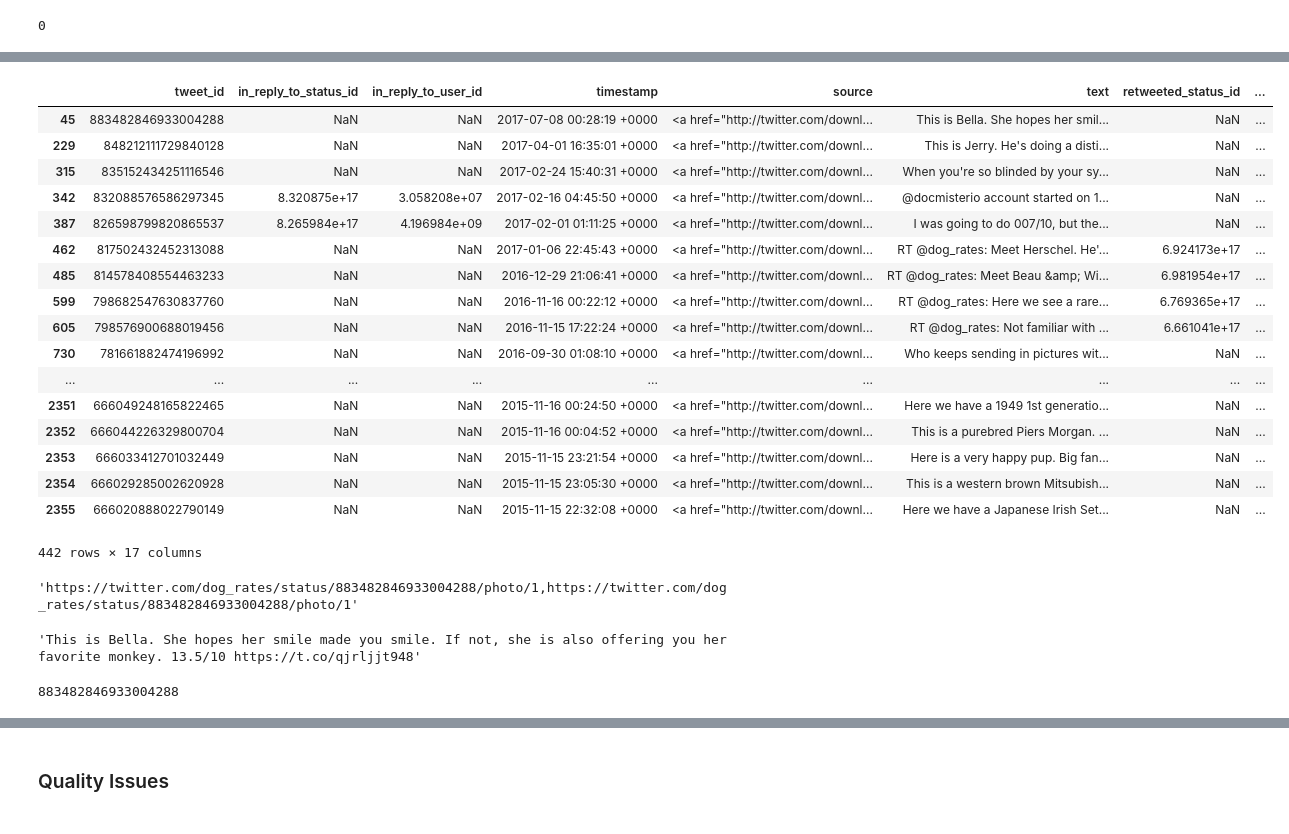
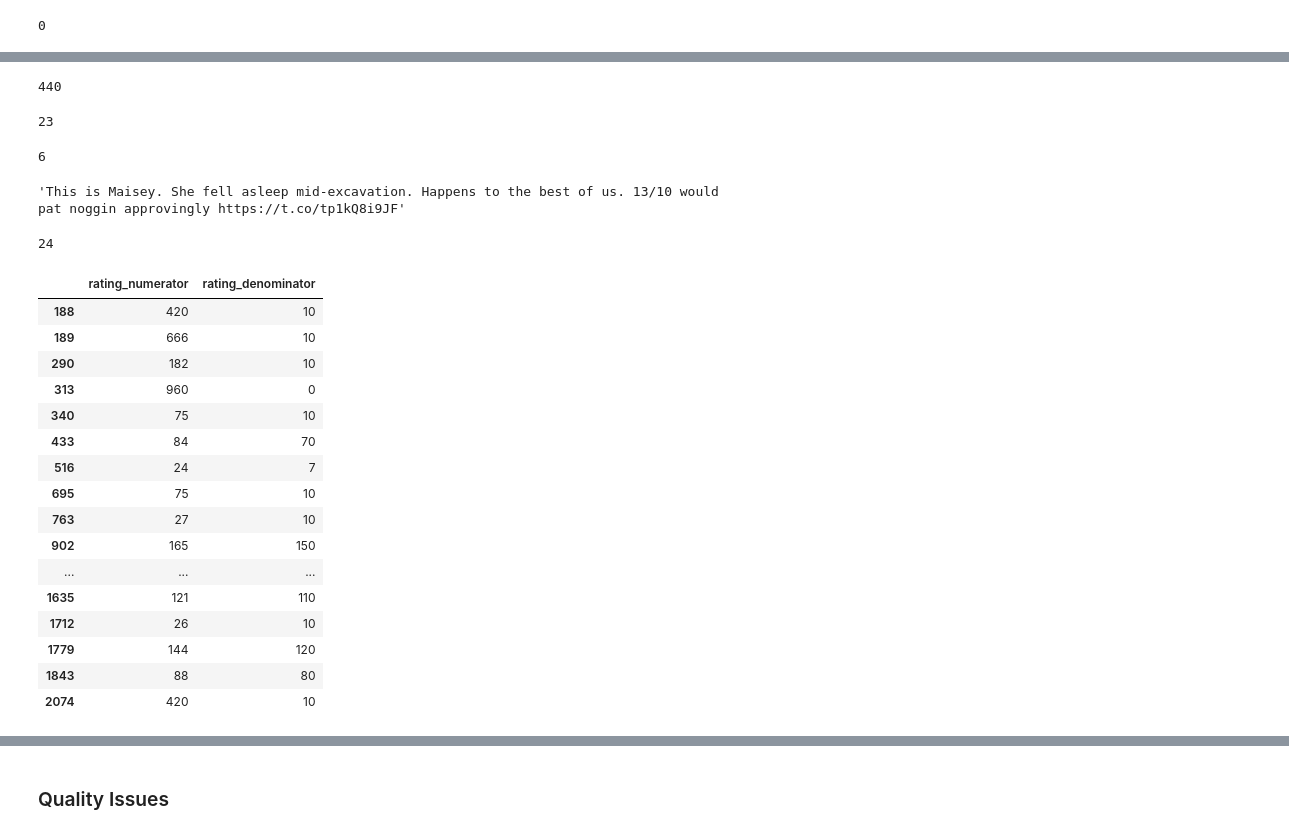
Before and after one commit to daniel-guarino/project04-wrangling-and-analyze-data, a Jupyter notebook: wrangle_act.ipynb, the cells around one changed output, grey strips where cells are left out. Cells and saved outputs as stored; diff of their text form; code cells hidden in the pictures.

```diff
--- a/wrangle_act.ipynb
+++ b/wrangle_act.ipynb
@@ -212,36 +197,48 @@ sum(df['rating_numerator'] < df['rating_denominator'])
+# %%
+# normally in WeRateDogs they have rating_numerators bigger or equal than 10 (they're good dogs Brent!)
+# it doesn't happen for 440 records
+df[df['rating_numerator'] < 10].shape[0]
+# %% [output]
+440
+# %%
+# we also know that the rating denominator value normally is equal to 10
+# is there a record with another value?
+df[df['rating_denominator'] != 10].shape[0]
+# %% [output]
+23
+# %%
+# are there records where we have a rating numerator smaller than 10 and a rating denominator different than 10
+# at the same time?
+df[(df['rating_numerator'] < 10) & (df['rating_denominator'] != 10)].shape[0]
+# %% [output]
+6
+# %%
+# all rows in text column has the link to the tweet
+df['text'][34]
+# %% [output]
+'This is Maisey. She fell asleep mid-excavation. Happens to the best of us. 13/10 would pat noggin approvingly https://t.co/tp1kQ8i9JF'
+# %%
+# are there records with a very hight rate?
+df[df['rating_numerator'] > 20].shape[0]
+# %% [output]
+24
 # %%
-df[df['rating_numerator'] < df['rating_denominator']]
+df[df['rating_numerator'] > 20].iloc[:, -7:-5]
 # %% [output]
-|  | tweet_id | in_reply_to_status_id | in_reply_to_user_id | timestamp | source | text | retweeted_status_id | ... |
-| 45 | 883482846933004288 | NaN | NaN | 2017-07-08 00:28:19 +0000 | <a href="http://twitter.com/downl... | This is Bella. She hopes her smil... | NaN | ... |
-| 229 | 848212111729840128 | NaN | NaN | 2017-04-01 16:35:01 +0000 | <a href="http://twitter.com/downl... | This is Jerry. He's doing a disti... | NaN | ... |
-| 315 | 835152434251116546 | NaN | NaN | 2017-02-24 15:40:31 +0000 | <a href="http://twitter.com/downl... | When you're so blinded by your sy... | NaN | ... |
-| 342 | 832088576586297345 | 8.320875e+17 | 3.058208e+07 | 2017-02-16 04:45:50 +0000 | <a href="http://twitter.com/downl... | @docmisterio account started on 1... | NaN | ... |
-| 387 | 826598799820865537 | 8.265984e+17 | 4.196984e+09 | 2017-02-01 01:11:25 +0000 | <a href="http://twitter.com/downl... | I was going to do 007/10, but the... | NaN | ... |
-| 462 | 817502432452313088 | NaN | NaN | 2017-01-06 22:45:43 +0000 | <a href="http://twitter.com/downl... | RT @dog_rates: Meet Herschel. He'... | 6.924173e+17 | ... |
-| 485 | 814578408554463233 | NaN | NaN | 2016-12-29 21:06:41 +0000 | <a href="http://twitter.com/downl... | RT @dog_rates: Meet Beau &amp; Wi... | 6.981954e+17 | ... |
-| 599 | 798682547630837760 | NaN | NaN | 2016-11-16 00:22:12 +0000 | <a href="http://twitter.com/downl... | RT @dog_rates: Here we see a rare... | 6.769365e+17 | ... |
-| 605 | 798576900688019456 | NaN | NaN | 2016-11-15 17:22:24 +0000 | <a href="http://twitter.com/downl... | RT @dog_rates: Not familiar with ... | 6.661041e+17 | ... |
-| 730 | 781661882474196992 | NaN | NaN | 2016-09-30 01:08:10 +0000 | <a href="http://twitter.com/downl... | Who keeps sending in pictures wit... | NaN | ... |
-| ... | ... | ... | ... | ... | ... | ... | ... | ... |
-| 2351 | 666049248165822465 | NaN | NaN | 2015-11-16 00:24:50 +0000 | <a href="http://twitter.com/downl... | Here we have a 1949 1st generatio... | NaN | ... |
-| 2352 | 666044226329800704 | NaN | NaN | 2015-11-16 00:04:52 +0000 | <a href="http://twitter.com/downl... | This is a purebred Piers Morgan. ... | NaN | ... |
-| 2353 | 666033412701032449 | NaN | NaN | 2015-11-15 23:21:54 +0000 | <a href="http://twitter.com/downl... | Here is a very happy pup. Big fan... | NaN | ... |
-| 2354 | 666029285002620928 | NaN | NaN | 2015-11-15 23:05:30 +0000 | <a href="http://twitter.com/downl... | This is a western brown Mitsubish... | NaN | ... |
-| 2355 | 666020888022790149 | NaN | NaN | 2015-11-15 22:32:08 +0000 | <a href="http://twitter.com/downl... | Here we have a Japanese Irish Set... | NaN | ... |
+|  | rating_numerator | rating_denominator |
+| 188 | 420 | 10 |
+| 189 | 666 | 10 |
+| 290 | 182 | 10 |
+| 313 | 960 | 0 |
+| 340 | 75 | 10 |
+| 433 | 84 | 70 |
+| 516 | 24 | 7 |
+| 695 | 75 | 10 |
+| 763 | 27 | 10 |
+| 902 | 165 | 150 |
+| ... | ... | ... |
+| 1635 | 121 | 110 |
+| 1712 | 26 | 10 |
+| 1779 | 144 | 120 |
+| 1843 | 88 | 80 |
+| 2074 | 420 | 10 |
-442 rows × 17 columns
-# %%
-# example of numerator smaller than the denominator
-df['expanded_urls'][45]
-# %% [output]
-'https://twitter.com/dog_rates/status/883482846933004288/photo/1,https://twitter.com/dog_rates/status/883482846933004288/photo/1'
-# %%
-# the numerator is 5 on the DataFrame, but it's 13.5 in the text
-df['text'][45]
-# %% [output]
-'This is Bella. She hopes her smile made you smile. If not, she is also offering you her favorite monkey. 13.5/10 https://t.co/qjrljjt948'
-# %%
-# is this tweet have more than one image?
-df['tweet_id'][45]
-# %% [output]
-883482846933004288
```
Also changed, not shown: parts of 202 cells of this notebook.
